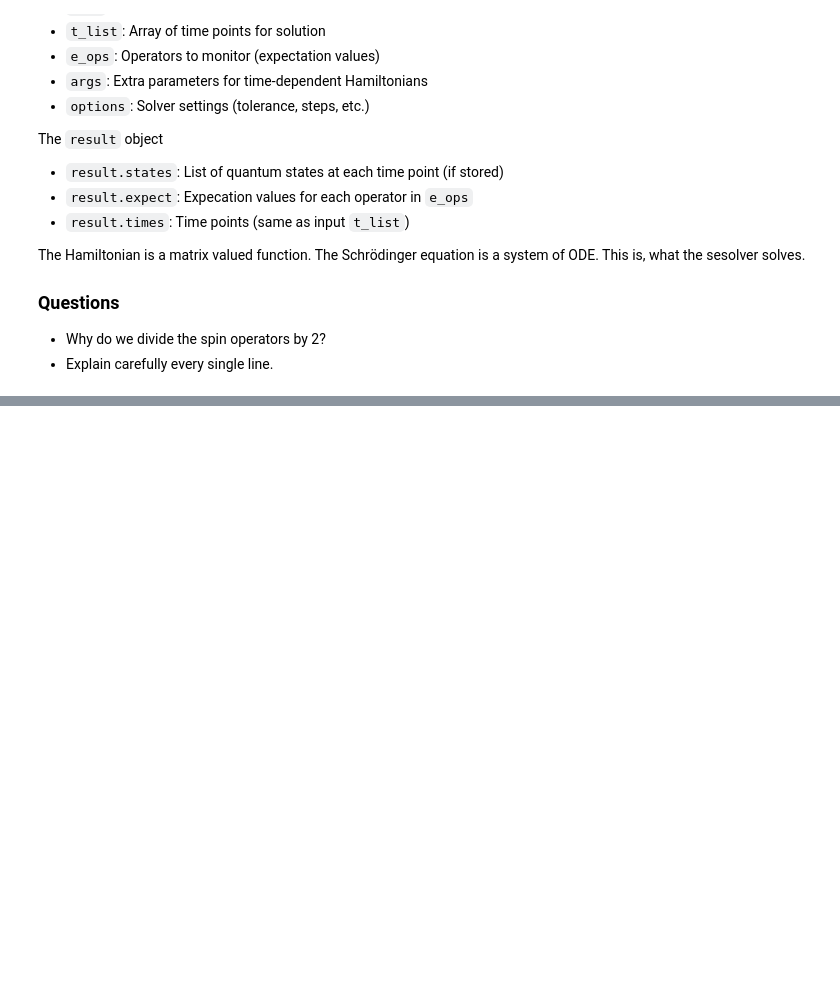
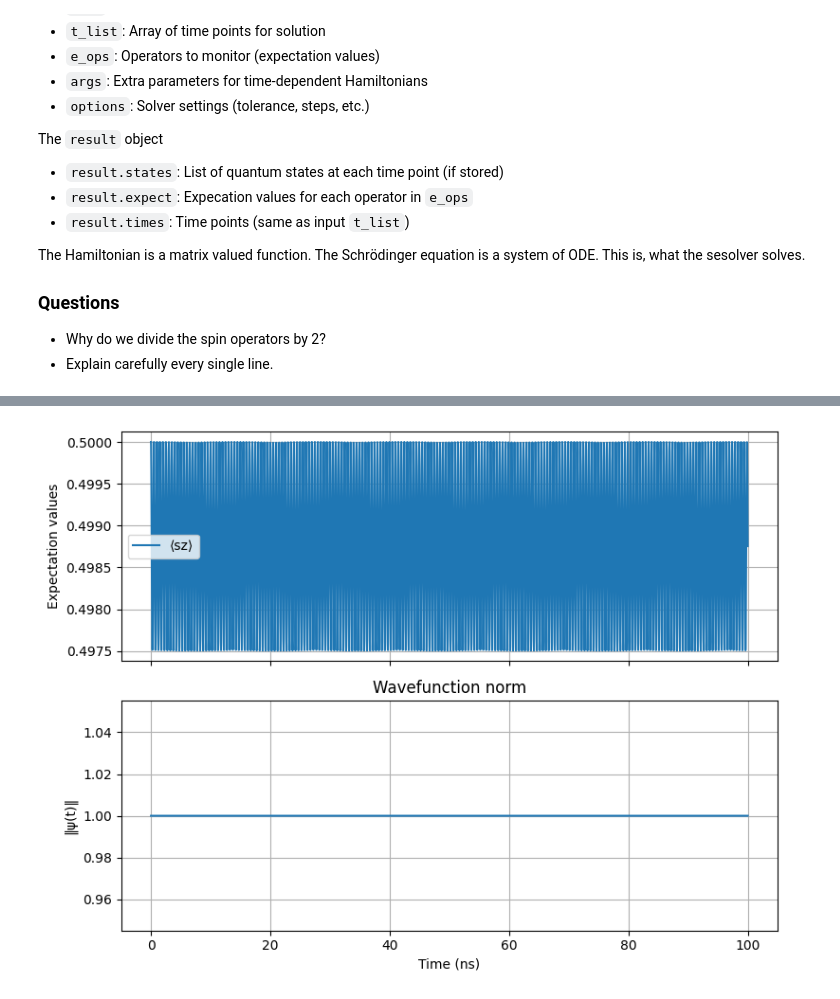
Before and after one commit to huem/sq, a Jupyter notebook: notebooks/tutorial.ipynb, the cells around one changed output, grey strips where cells are left out. Drawn from its saved outputs; the diff is of its cells as text; code cells hidden in the pictures; blank space fills up the shorter version.

Commit message:
Implement very basic solver of test 1 - odd results

```diff
--- a/notebooks/tutorial.ipynb
+++ b/notebooks/tutorial.ipynb
@@ -45,3 +59,72 @@ The Hamiltonian is a matrix valued function. The Schrödinger equation is a syst
+# %%
+import numpy as np
+import matplotlib.pyplot as plt
+from qutip import *
+
+# Parameters (units: rad/ns)
+omega_eZ = 2 * np.pi * 1.0  # 1 GHz Zeeman splitting
+omega_1MW = 2 * np.pi * 0.1  # 100 MHz MW Rabi frequency
+omega_MW = omega_eZ  # MW frequency on resonance
+
+# Spin operators
+sx = sigmax() / 2  # Sx operator
+sy = sigmay() / 2  # Sy operator
+sz = sigmaz() / 2  # Sz operator
+
+# Static Zeeman Hamiltonian
+H_zeeman = omega_eZ * sz
+
+# Time-dependent ESR driving Hamiltonian
+def c1(t, args):
+    return omega_1MW * np.cos(omega_MW * t)
+
+def c2(t, args):
+    return -omega_1MW * np.sin(omega_MW * t)
+
+# Total Hamiltonian
+H_Total = [H_zeeman, [sx, c1], [sy, c2]]
+
+# Initial state (spin up along z)
+psi0 = basis(2, 0) # |0> state
+
+# Time grid
+# - T_max / n_points = 0.02 ns time step
+T_max = 100.0  # ns
+n_points = 5000
+times = np.linspace(0.0, T_max, n_points)
+
+# Solve the Schrodinger equation
+result = sesolve(H_Total, psi0, times, e_ops=[sx, sy, sz])
+#opts = qutip.Options(store_states=True, atol=1e-12, rtol=1e-10)
+opts = Options(store_states=True)
+result = sesolve(H_Total, psi0, times, e_ops=[sx, sy, sz], options=opts)
+
+# Expectation values
+ex_sx, ex_sy, ex_sz = result.expect
+
+# Norm of the wavefunction (should stay ~1)
+norms = [state.norm() for state in result.states]
+
+# --- Plot ---
+fig, axes = plt.subplots(2, 1, figsize=(8, 6), sharex=True)
+
+axes[0].plot(times, ex_sx, label="⟨sx⟩")
+axes[0].plot(times, ex_sy, label="⟨sy⟩")
+axes[0].plot(times, ex_sz, label="⟨sz⟩")
+axes[0].set_ylabel("Expectation values")
+axes[0].legend()
+axes[0].grid(True)
+
+axes[1].plot(times, norms)
+axes[1].set_xlabel("Time (ns)")
+axes[1].set_ylabel("‖ψ(t)‖")
+axes[1].set_title("Wavefunction norm")
+axes[1].grid(True)
+
+plt.tight_layout()
+plt.show()
+# %% [output]
+[figure, added]
 # %%
 import numpy as np
 import matplotlib.pyplot as plt
```
Also changed, not shown: parts of 3 cells of this notebook.
